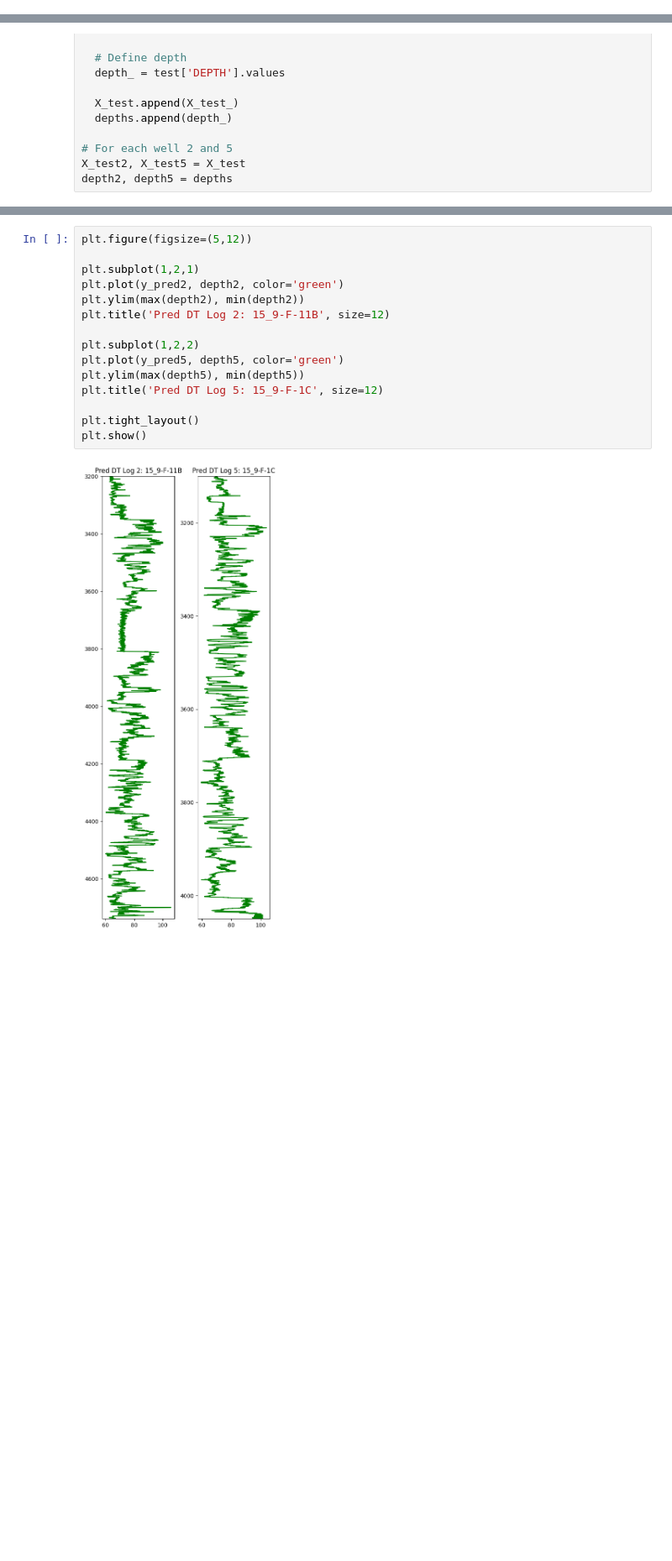
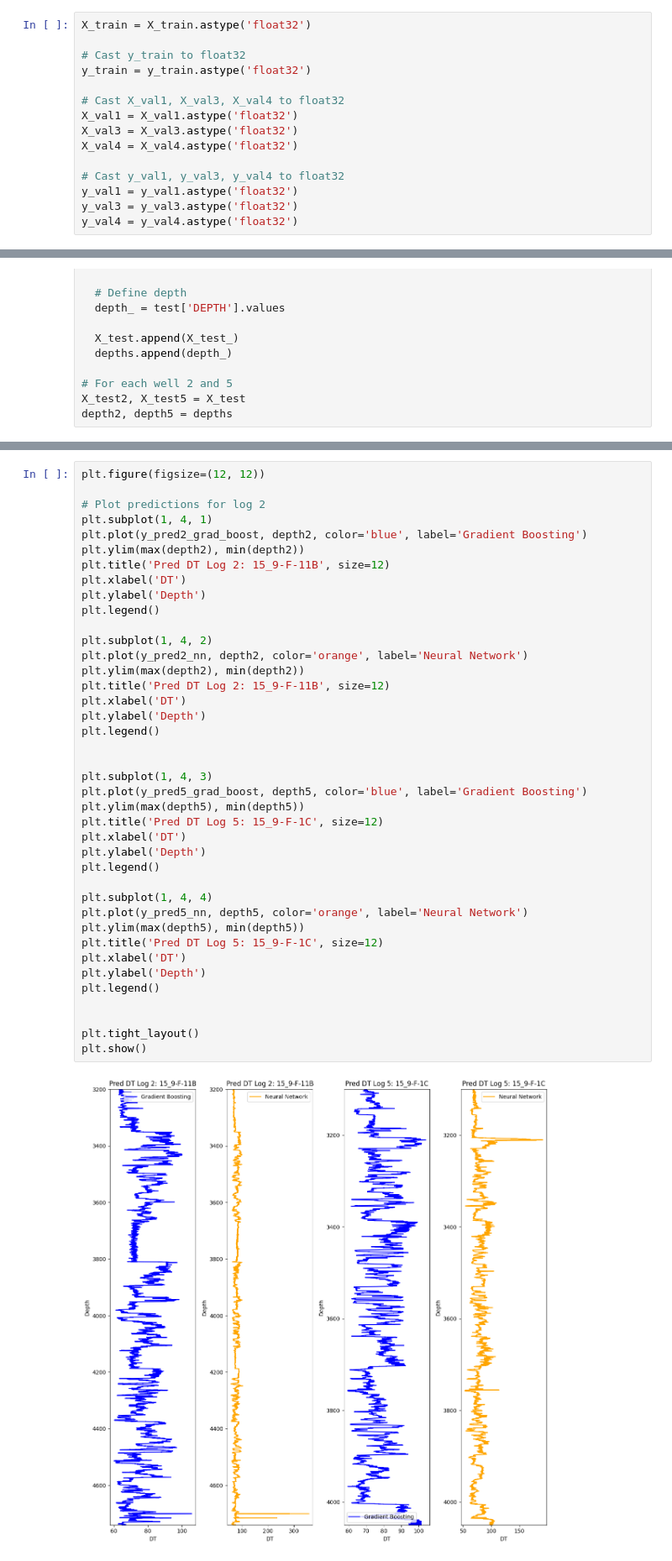
Before and after one commit to OrionXV/-Volve-Well-Log-Prediction, a Jupyter notebook: notebooks/DefaultPredictors.ipynb, the cells around one changed output, grey strips where cells are left out. Shown at 84% size. Cells and saved outputs as stored; diff of their text form; blank space fills up the shorter version.

```diff
--- a/notebooks/DefaultPredictors.ipynb
+++ b/notebooks/DefaultPredictors.ipynb
@@ -233,2 +274,17 @@ for i in range(len(train_well_names)):
 X_val1, X_val3, X_val4 = X_val
 y_val1, y_val3, y_val4 = y_val
+# %%
+X_train = X_train.astype('float32')
+
+# Cast y_train to float32
+y_train = y_train.astype('float32')
+
+# Cast X_val1, X_val3, X_val4 to float32
+X_val1 = X_val1.astype('float32')
+X_val3 = X_val3.astype('float32')
+X_val4 = X_val4.astype('float32')
+
+# Cast y_val1, y_val3, y_val4 to float32
+y_val1 = y_val1.astype('float32')
+y_val3 = y_val3.astype('float32')
+y_val4 = y_val4.astype('float32')
@@ -350,18 +657,43 @@ See the caveats in the documentation: https://pandas.pydata.org/pandas-docs/stab
 # %%
-plt.figure(figsize=(5,12))
+plt.figure(figsize=(12, 12))
 
-plt.subplot(1,2,1)
-plt.plot(y_pred2, depth2, color='green')
+# Plot predictions for log 2
+plt.subplot(1, 4, 1)
+plt.plot(y_pred2_grad_boost, depth2, color='blue', label='Gradient Boosting')
 plt.ylim(max(depth2), min(depth2))
 plt.title('Pred DT Log 2: 15_9-F-11B', size=12)
+plt.xlabel('DT')
+plt.ylabel('Depth')
+plt.legend()
 
-plt.subplot(1,2,2)
-plt.plot(y_pred5, depth5, color='green')
+plt.subplot(1, 4, 2)
+plt.plot(y_pred2_nn, depth2, color='orange', label='Neural Network')
+plt.ylim(max(depth2), min(depth2))
+plt.title('Pred DT Log 2: 15_9-F-11B', size=12)
+plt.xlabel('DT')
+plt.ylabel('Depth')
+plt.legend()
+
+
+plt.subplot(1, 4, 3)
+plt.plot(y_pred5_grad_boost, depth5, color='blue', label='Gradient Boosting')
 plt.ylim(max(depth5), min(depth5))
 plt.title('Pred DT Log 5: 15_9-F-1C', size=12)
+plt.xlabel('DT')
+plt.ylabel('Depth')
+plt.legend()
+
+plt.subplot(1, 4, 4)
+plt.plot(y_pred5_nn, depth5, color='orange', label='Neural Network')
+plt.ylim(max(depth5), min(depth5))
+plt.title('Pred DT Log 5: 15_9-F-1C', size=12)
+plt.xlabel('DT')
+plt.ylabel('Depth')
+plt.legend()
+
 
 plt.tight_layout()
 plt.show()
 # %% [output]
-[figure, old version]
+[figure, new version]
 # %%
```
Also changed, not shown: parts of 34 cells of this notebook.
